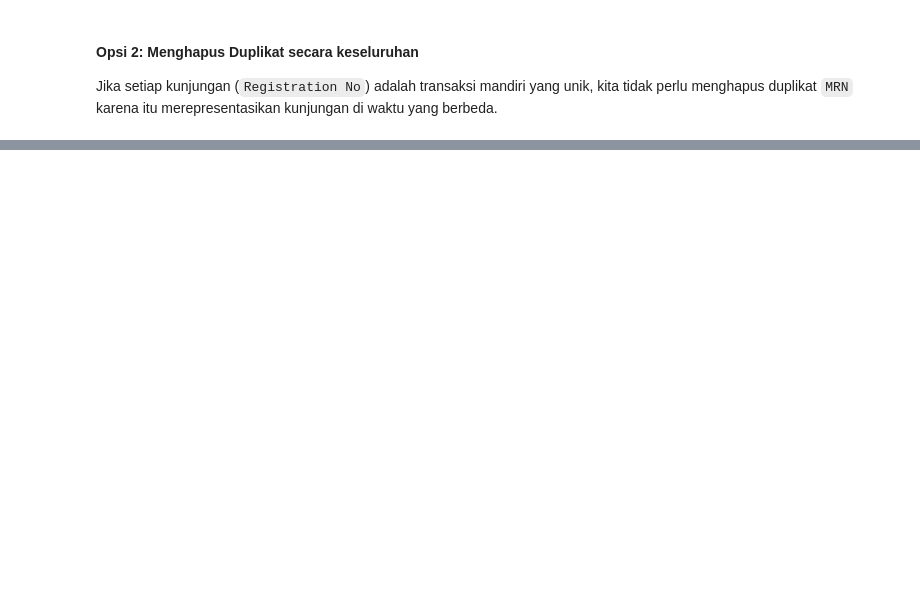
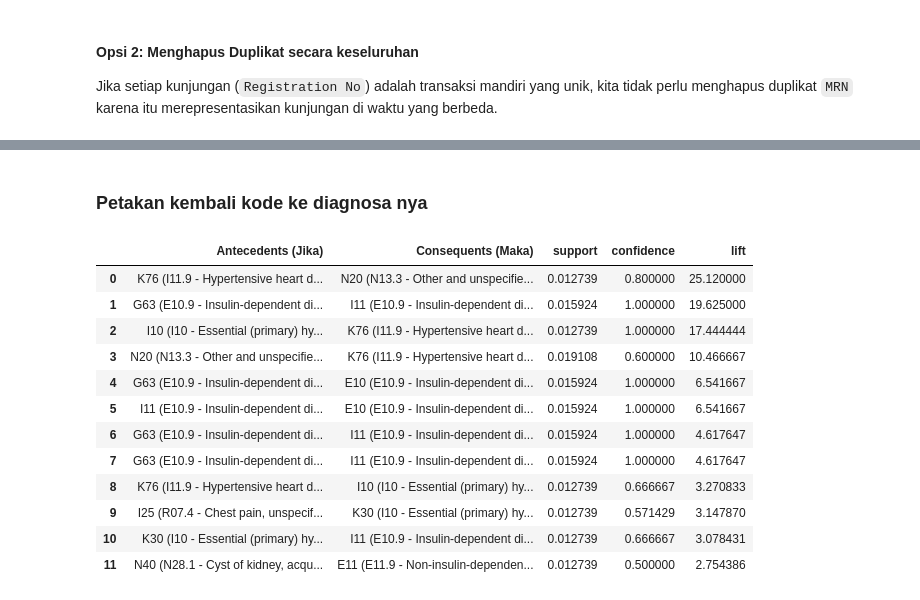
Before and after one commit to Us9r/association-rule-mining, a Jupyter notebook: association_rule_rsud.ipynb, the cells around one changed output, grey strips where cells are left out. Saved outputs shown, nothing was run; the diff lists cells and outputs as text; code cells hidden in the pictures; blank space fills up the shorter version.

```diff
--- a/association_rule_rsud.ipynb
+++ b/association_rule_rsud.ipynb
@@ -126,0 +340,37 @@ Jika setiap kunjungan (`Registration No`) adalah transaksi mandiri yang unik, ki
+# %% [markdown]
+### Petakan kembali kode ke diagnosa nya
+# %%
+# Membuat kamus mapping dari 3 karakter kode ICD-10 ke deskripsi diagnosis pertama yang ditemukan
+icd_map = {}
+for _, row in df_clean.dropna(subset=['ICD Code', 'Diagnosis Name']).iterrows():
+    codes = [c.strip() for c in str(row['ICD Code']).split(',')]
+    # Ambil teks deskripsi setelah kode ICD jika formatnya 'K30 - Dyspepsia'
+    desc = str(row['Diagnosis Name'])
+    for c in codes:
+        if c not in icd_map:
+            icd_map[c] = desc
+
+# Fungsi untuk menerjemahkan string kode 'K76, I10' menjadi deskripsi lengkap
+def terjemahkan_kode(kode_str):
+    kode_list = [k.strip() for k in kode_str.split(',')]
+    return ' + '.join([f"{k} ({icd_map.get(k, 'Tidak diketahui')})" for k in kode_list])
+
+rules_readable = rules_clean.copy()
+rules_readable['Antecedents (Jika)'] = rules_readable['antecedents'].apply(terjemahkan_kode)
+rules_readable['Consequents (Maka)'] = rules_readable['consequents'].apply(terjemahkan_kode)
+
+display(rules_readable[['Antecedents (Jika)', 'Consequents (Maka)', 'support', 'confidence', 'lift']])
+# %% [output]
+|  | Antecedents (Jika) | Consequents (Maka) | support | confidence | lift |
+| 0 | K76 (I11.9 - Hypertensive heart d... | N20 (N13.3 - Other and unspecifie... | 0.012739 | 0.800000 | 25.120000 |
+| 1 | G63 (E10.9 - Insulin-dependent di... | I11 (E10.9 - Insulin-dependent di... | 0.015924 | 1.000000 | 19.625000 |
+| 2 | I10 (I10 - Essential (primary) hy... | K76 (I11.9 - Hypertensive heart d... | 0.012739 | 1.000000 | 17.444444 |
+| 3 | N20 (N13.3 - Other and unspecifie... | K76 (I11.9 - Hypertensive heart d... | 0.019108 | 0.600000 | 10.466667 |
+| 4 | G63 (E10.9 - Insulin-dependent di... | E10 (E10.9 - Insulin-dependent di... | 0.015924 | 1.000000 | 6.541667 |
+| 5 | I11 (E10.9 - Insulin-dependent di... | E10 (E10.9 - Insulin-dependent di... | 0.015924 | 1.000000 | 6.541667 |
+| 6 | G63 (E10.9 - Insulin-dependent di... | I11 (E10.9 - Insulin-dependent di... | 0.015924 | 1.000000 | 4.617647 |
+| 7 | G63 (E10.9 - Insulin-dependent di... | I11 (E10.9 - Insulin-dependent di... | 0.015924 | 1.000000 | 4.617647 |
+| 8 | K76 (I11.9 - Hypertensive heart d... | I10 (I10 - Essential (primary) hy... | 0.012739 | 0.666667 | 3.270833 |
+| 9 | I25 (R07.4 - Chest pain, unspecif... | K30 (I10 - Essential (primary) hy... | 0.012739 | 0.571429 | 3.147870 |
+| 10 | K30 (I10 - Essential (primary) hy... | I11 (E10.9 - Insulin-dependent di... | 0.012739 | 0.666667 | 3.078431 |
+| 11 | N40 (N28.1 - Cyst of kidney, acqu... | E11 (E11.9 - Non-insulin-dependen... | 0.012739 | 0.500000 | 2.754386 |
```
Also changed, not shown: parts of 21 cells of this notebook.
